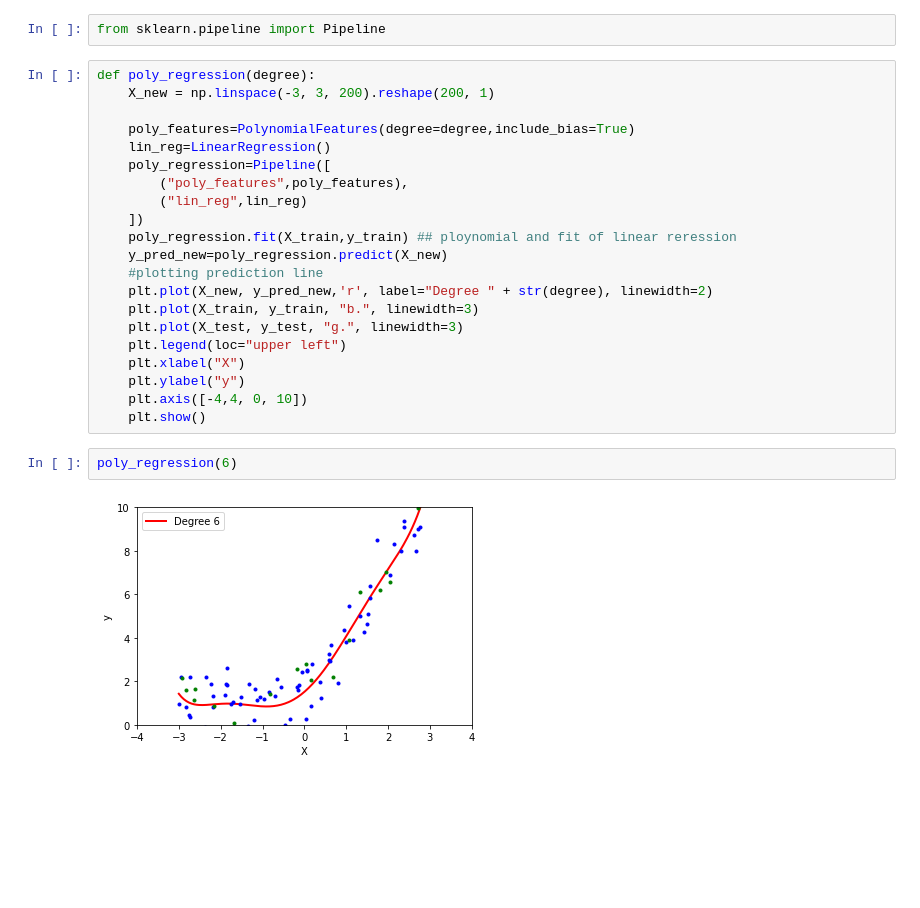
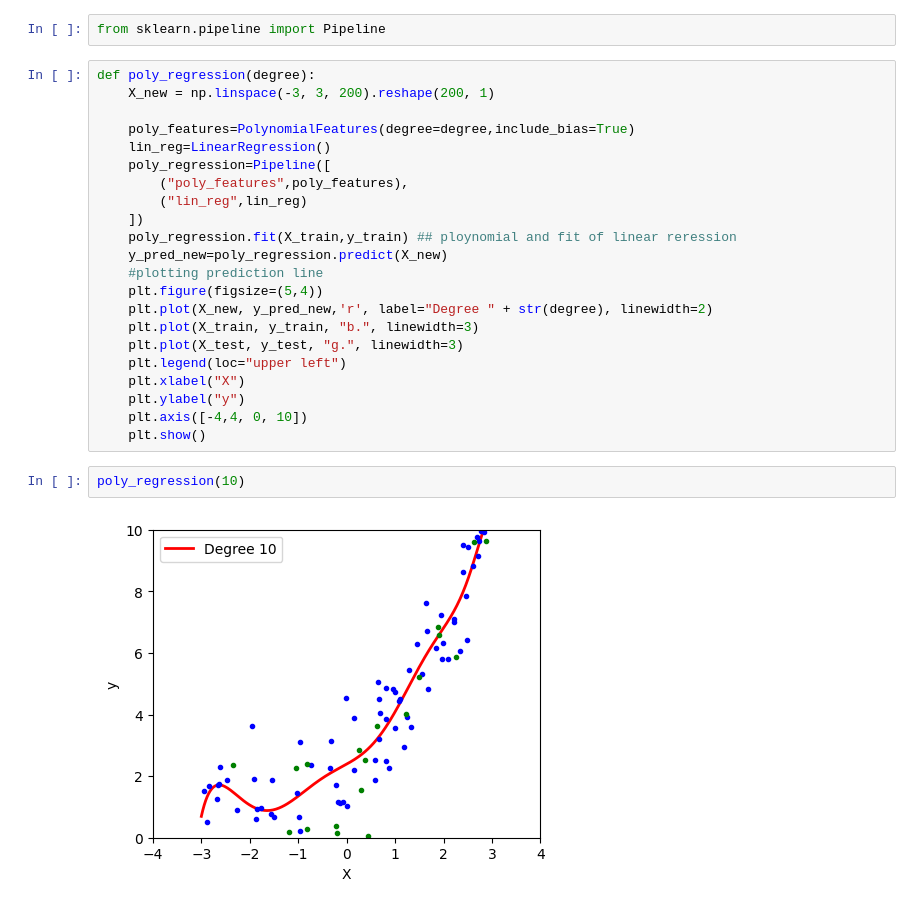
Before and after one commit to saromaddy/DS, a Jupyter notebook: Polynomial+Regression+Implementation.ipynb, the cells around one changed output. Saved outputs shown, nothing was run; the diff lists cells and outputs as text; blank space fills up the shorter version.

Commit message:
polynomial regression

```diff
--- a/Polynomial+Regression+Implementation.ipynb
+++ b/Polynomial+Regression+Implementation.ipynb
@@ -201,6 +200,7 @@ def poly_regression(degree):
     poly_regression.fit(X_train,y_train) ## ploynomial and fit of linear reression
     y_pred_new=poly_regression.predict(X_new)
     #plotting prediction line
+    plt.figure(figsize=(5,4))
     plt.plot(X_new, y_pred_new,'r', label="Degree " + str(degree), linewidth=2)
     plt.plot(X_train, y_train, "b.", linewidth=3)
     plt.plot(X_test, y_test, "g.", linewidth=3)
@@ -210,6 +210,6 @@ def poly_regression(degree):
     plt.axis([-4,4, 0, 10])
     plt.show()
 # %%
-poly_regression(6)
+poly_regression(10)
 # %% [output]
-[figure, old version]
+[figure, new version]
```
Also changed, not shown: parts of 10 cells of this notebook.
